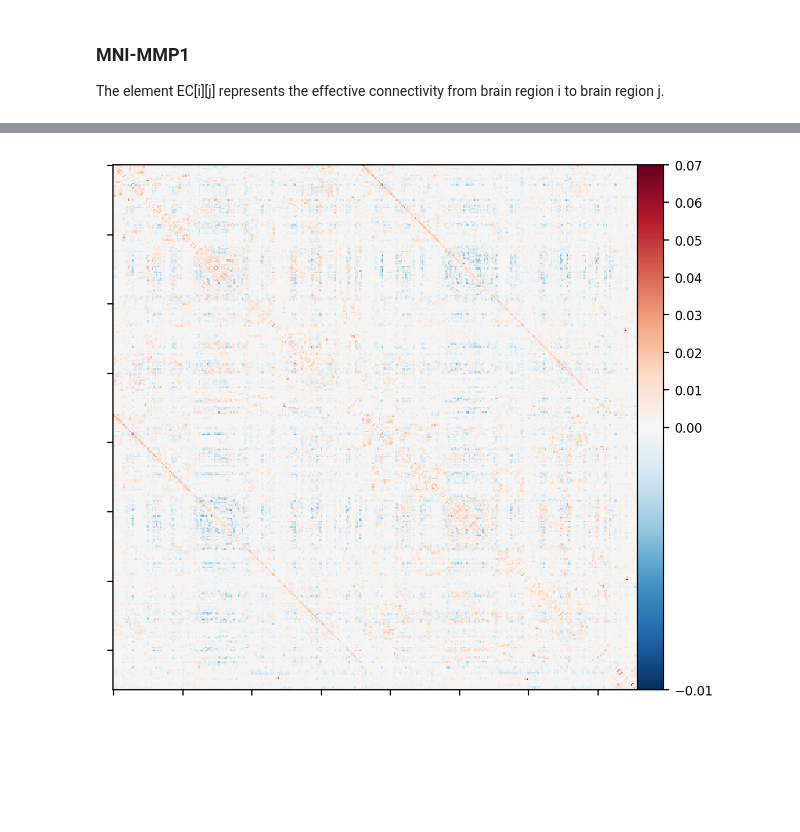
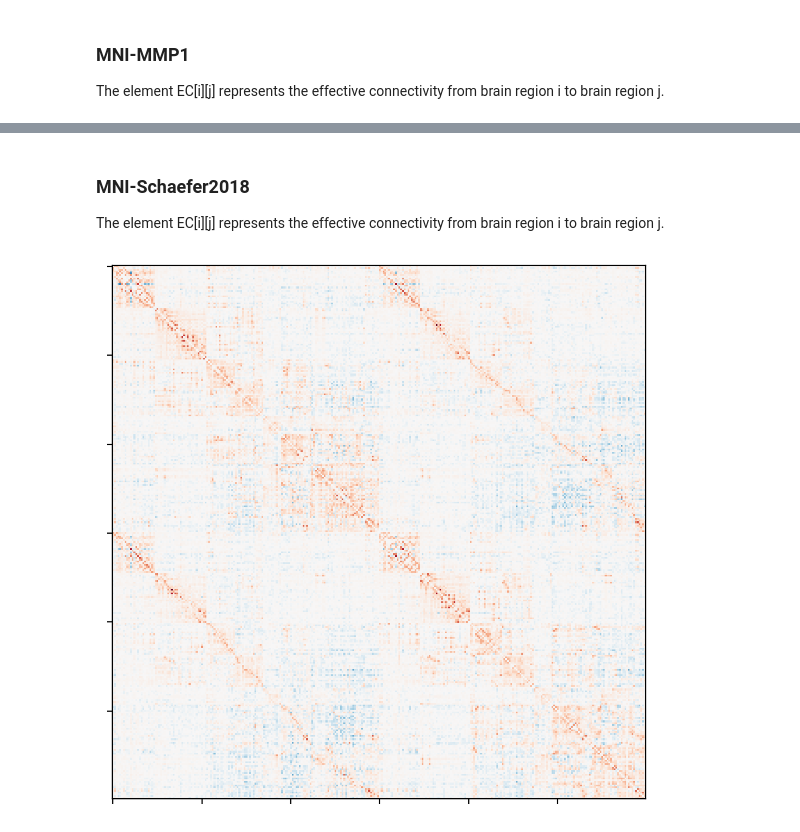
Before and after one commit to ncclab-sustech/NPI, a Jupyter notebook: Whole-brain_EC/Whole-brain_EC.ipynb, the cells around one changed output, grey strips where cells are left out. Drawn from its saved outputs; the diff is of its cells as text; code cells hidden in the pictures; blank space fills up the shorter version.

Commit message:
added Schaefer2018

```diff
--- a/Whole-brain_EC/Whole-brain_EC.ipynb
+++ b/Whole-brain_EC/Whole-brain_EC.ipynb
@@ -36,9 +49,14 @@ The element EC\[i][j] represents the effective connectivity from brain region i
+# %% [markdown]
+### MNI-Schaefer2018
+The element EC\[i][j] represents the effective connectivity from brain region i to brain region j.
+# %%
+ROI_num = 300
 # %%
-EC = np.loadtxt('./MNI-MMP1/EC_MNI-MMP1.txt')
-with open('./MNI-MMP1/labels_MNI-MMP1.txt') as f: labels = f.read().splitlines()
+EC = np.loadtxt('./MNI-Schaefer2018/EC_Schaefer2018_' + str(ROI_num) + 'Parcels_7Networks_order.txt')
+with open('./MNI-Schaefer2018/labels_Schaefer2018_' + str(ROI_num) + 'Parcels_7Networks_order.txt') as f: labels = f.read().splitlines()
 # %%
-divnorm = TwoSlopeNorm(vmin = -0.01, vcenter = 0, vmax = 0.07)
-fig = plot_matrix(EC, norm = divnorm)
+divnorm = TwoSlopeNorm(vmin = -0.2, vcenter = 0, vmax = 1.0)
+fig = plot_matrix(EC, norm = divnorm, colorbar = False)
 plt.show()
 # %% [output]
-[figure, old version]
+[figure, new version]
```
Also changed, not shown: parts of 4 cells of this notebook, 26 other files.
